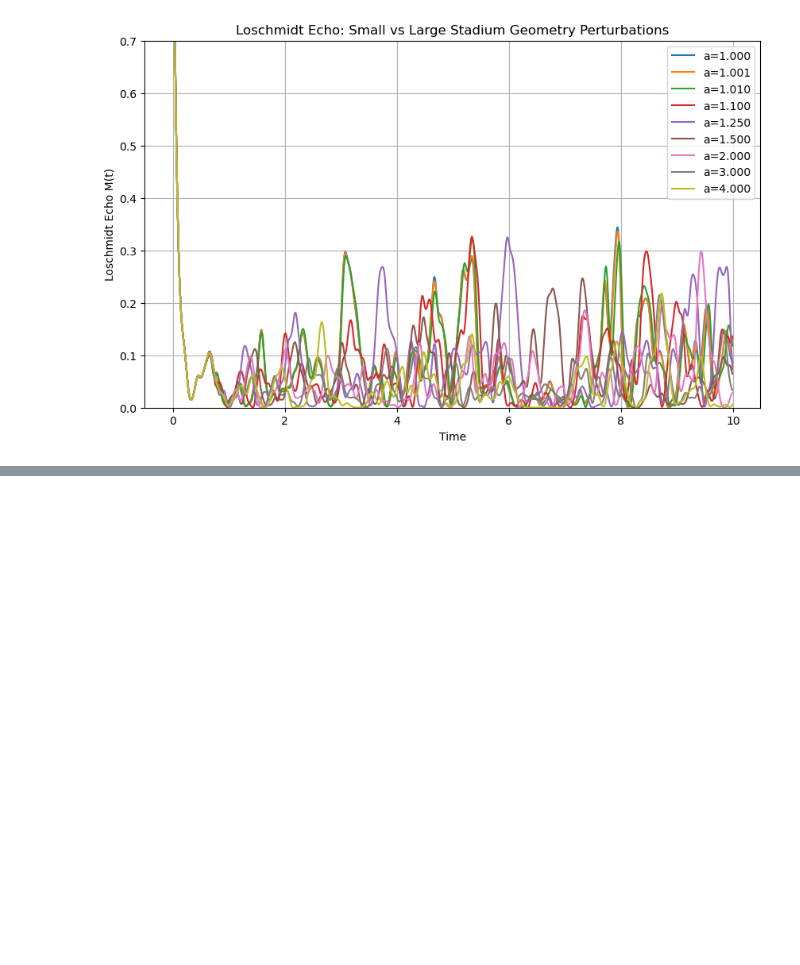
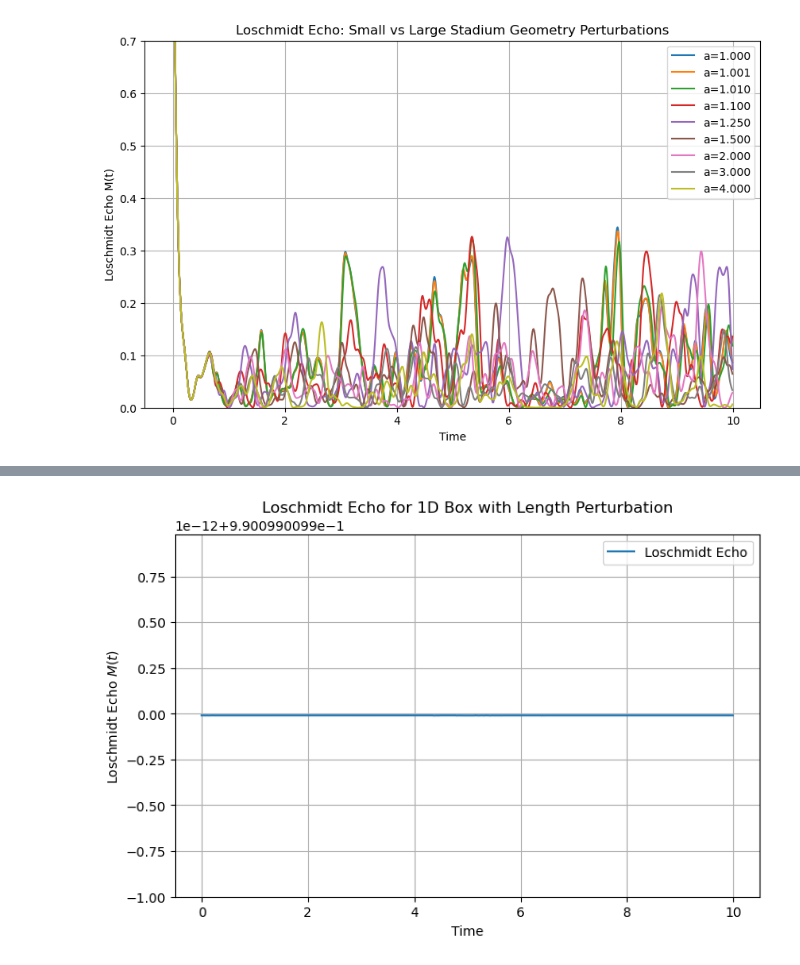
Before and after one commit to Shaukat-aziz/Quantum_Computing, a Jupyter notebook: guru-1.ipynb, the cells around one changed output, grey strips where cells are left out. Cells and saved outputs as stored; diff of their text form; code cells hidden in the pictures; blank space fills up the shorter version.

```diff
--- a/guru-1.ipynb
+++ b/guru-1.ipynb
@@ -245,0 +306,59 @@ plt.show()
+# %%
+import numpy as np
+import matplotlib.pyplot as plt
+
+# Parameters
+L = 1.0  # Length of the unperturbed box
+L_pert = 1.01 * L  # Length of the perturbed box (small perturbation)
+hbar = 1.0  # Reduced Planck's constant
+m = 1.0  # Mass of the particle
+n = 1  # Quantum number of the initial state
+T_steps = 1000  # Number of time steps
+dt = 0.01  # Time step
+
+# Define the energy eigenstates and eigenvalues for the box
+def psi_box(x, n, L):
+    """Wavefunction for the nth eigenstate in a box of length L."""
+    return np.sqrt(2 / L) * np.sin(n * np.pi * x / L)
+
+def energy_box(n, L):
+    """Energy of the nth eigenstate in a box of length L."""
+    return (n**2 * np.pi**2 * hbar**2) / (2 * m * L**2)
+
+# Discretize the spatial domain
+Nx = 500  # Number of spatial points
+x = np.linspace(0, L, Nx)  # Spatial grid for the unperturbed box
+x_pert = np.linspace(0, L_pert, Nx)  # Spatial grid for the perturbed box
+
+# Initial wavefunction (unperturbed box)
+psi0 = psi_box(x, n, L)
+
+# Time evolution in the unperturbed box
+E = energy_box(n, L)
+omega = E / hbar  # Angular frequency
+psi_t_unpert = lambda t: psi0 * np.exp(-1j * omega * t)
+
+# Time evolution in the perturbed box
+E_pert = energy_box(n, L_pert)
+omega_pert = E_pert / hbar  # Angular frequency
+psi_t_pert = lambda t: psi_box(x_pert, n, L_pert) * np.exp(-1j * omega_pert * t)
+
+# Compute the Loschmidt echo
+M_t = []
+times = np.arange(T_steps) * dt
+for t in times:
+    # Overlap between the unperturbed and perturbed wavefunctions
+    overlap = np.trapz(np.conj(psi_t_unpert(t)) * psi_t_pert(t), x)
+    M_t.append(np.abs(overlap)**2)
+
+# Plot the Loschmidt echo
+plt.figure(figsize=(8, 5))
+plt.plot(times, M_t, label="Loschmidt Echo")
+plt.xlabel("Time")
+plt.ylabel("Loschmidt Echo $M(t)$")
+plt.title("Loschmidt Echo for 1D Box with Length Perturbation")
+plt.grid(True)
+plt.legend()
+plt.show()
+# %% [output]
+[figure, added]
```
Also changed, not shown: parts of 2 cells of this notebook, 1 other file.
